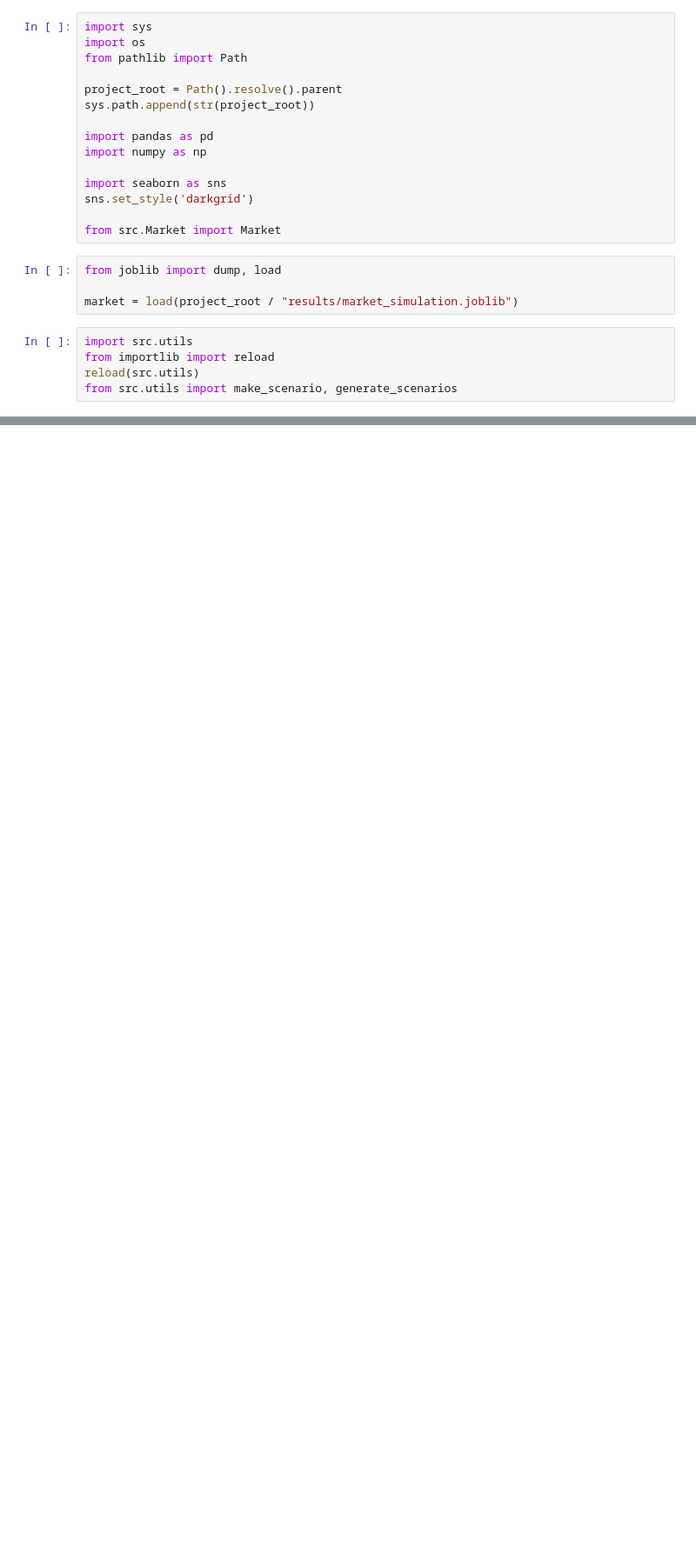
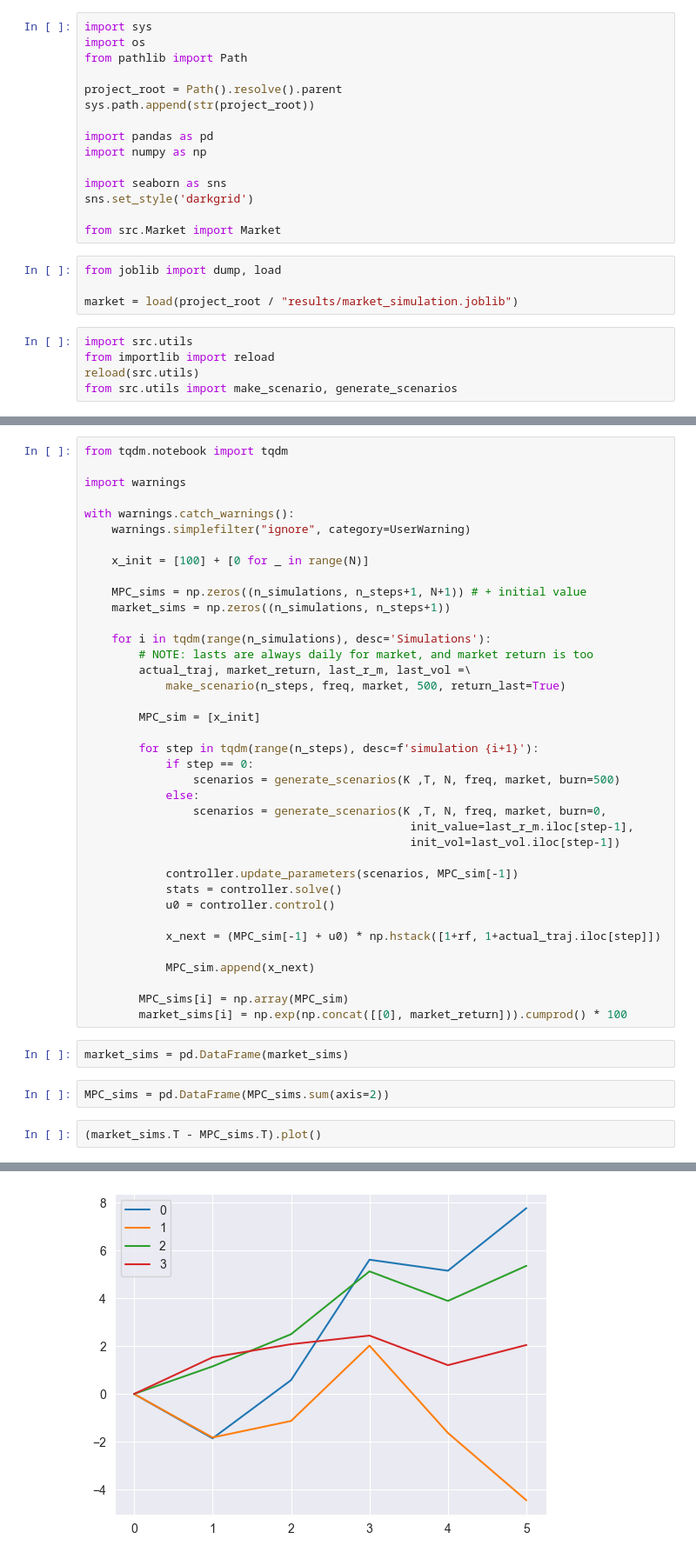
Before and after one commit to V4laky/PortfolioMPC, a Jupyter notebook: notebooks/convex_opt.ipynb, the cells around one changed output, grey strips where cells are left out. Shown at 87% size. Drawn from its saved outputs; the diff is of its cells as text; blank space fills up the shorter version.

Commit message:
MPCController class and basic simulation

```diff
--- a/notebooks/convex_opt.ipynb
+++ b/notebooks/convex_opt.ipynb
@@ -32,0 +60,45 @@ scenarios, lasts = generate_scenarios(K, T, N, 'weekly', market, 500)
+# %%
+from tqdm.notebook import tqdm
+
+import warnings
+
+with warnings.catch_warnings():
+    warnings.simplefilter("ignore", category=UserWarning)
+
+    x_init = [100] + [0 for _ in range(N)]
+
+    MPC_sims = np.zeros((n_simulations, n_steps+1, N+1)) # + initial value
+    market_sims = np.zeros((n_simulations, n_steps+1))
+
+    for i in tqdm(range(n_simulations), desc='Simulations'):
+        # NOTE: lasts are always daily for market, and market return is too
+        actual_traj, market_return, last_r_m, last_vol =\
+            make_scenario(n_steps, freq, market, 500, return_last=True)
+
+        MPC_sim = [x_init]
+
+        for step in tqdm(range(n_steps), desc=f'simulation {i+1}'):
+            if step == 0:
+                scenarios = generate_scenarios(K ,T, N, freq, market, burn=500)
+            else:
+                scenarios = generate_scenarios(K ,T, N, freq, market, burn=0,
+                                                init_value=last_r_m.iloc[step-1],
+                                                init_vol=last_vol.iloc[step-1])
+
+            controller.update_parameters(scenarios, MPC_sim[-1])
+            stats = controller.solve()
+            u0 = controller.control()
+
+            x_next = (MPC_sim[-1] + u0) * np.hstack([1+rf, 1+actual_traj.iloc[step]])
+
+            MPC_sim.append(x_next)
+
+        MPC_sims[i] = np.array(MPC_sim)
+        market_sims[i] = np.exp(np.concat([[0], market_return])).cumprod() * 100
+# %%
+market_sims = pd.DataFrame(market_sims)
+# %%
+MPC_sims = pd.DataFrame(MPC_sims.sum(axis=2))
+# %%
+(market_sims.T - MPC_sims.T).plot()
+# %% [output]
@@ -32,0 +106 @@ scenarios, lasts = generate_scenarios(K, T, N, 'weekly', market, 500)
+[figure, added]
```
Also changed, not shown: parts of 9 cells of this notebook, 3 other files.
